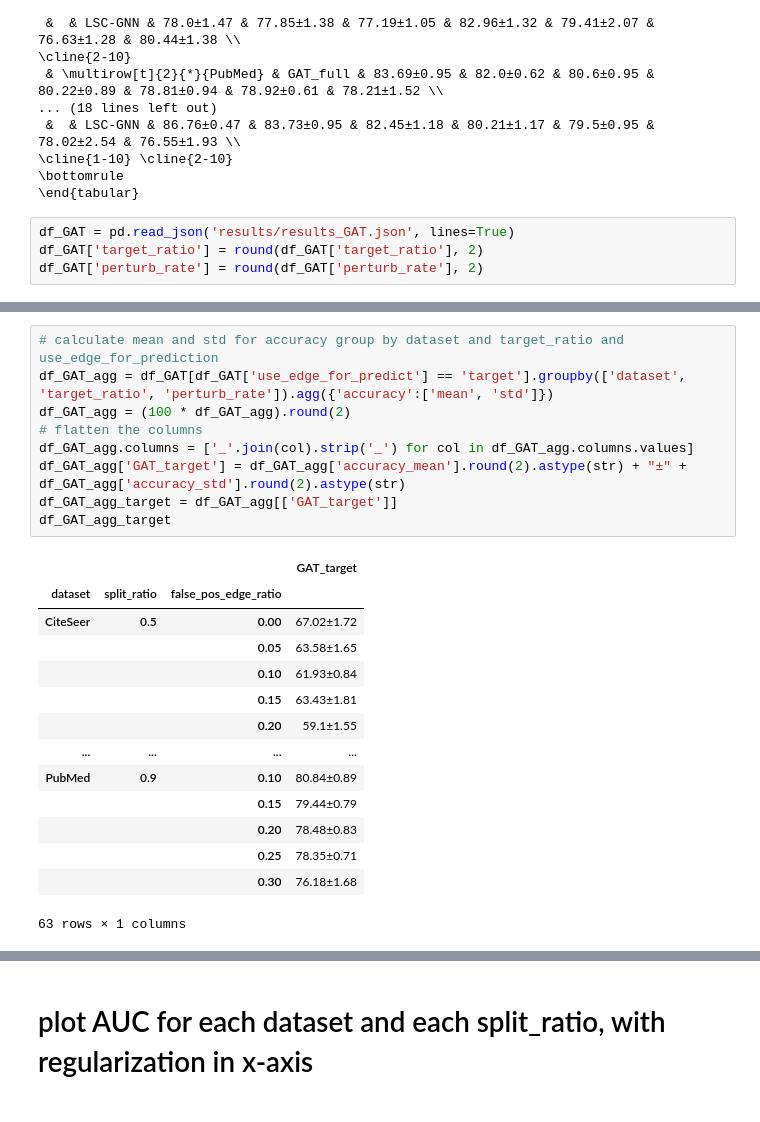
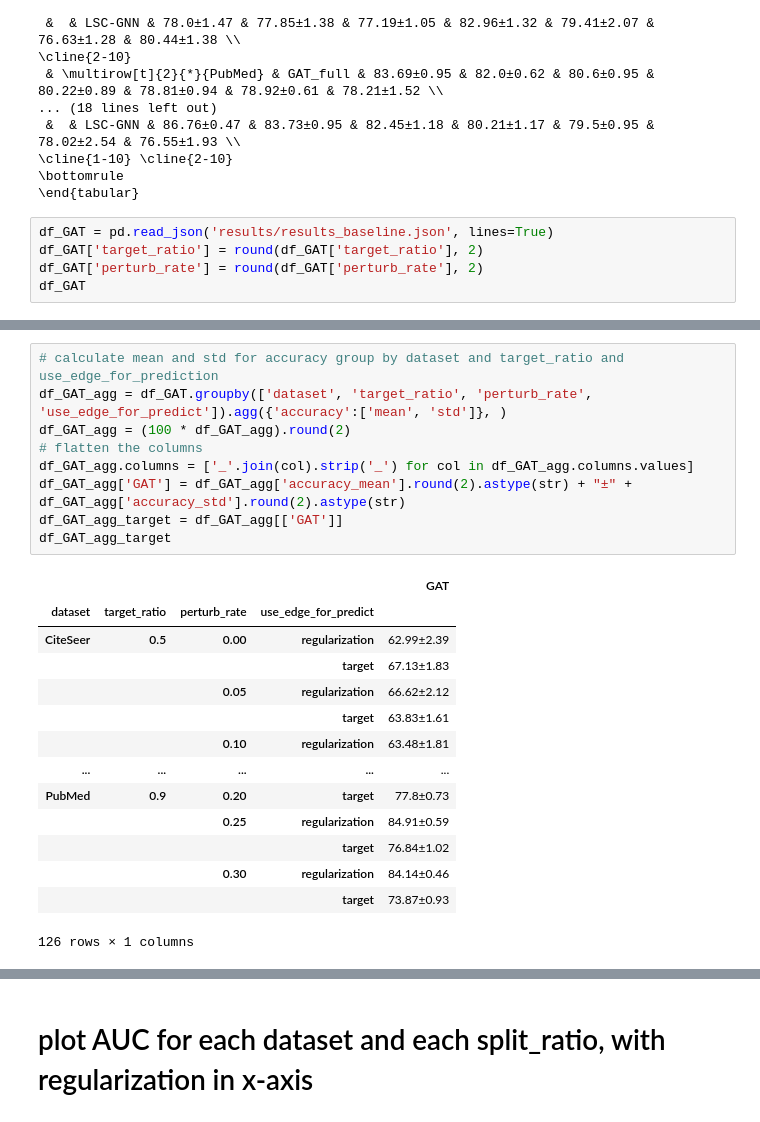
Before and after one commit to FDUguchunhui/latent-space-constraint-GNN, a Jupyter notebook: notebook/analysis/aggregation.ipynb, the cells around one changed output, grey strips where cells are left out. Cells and saved outputs as stored; diff of their text form.

```diff
--- a/notebook/analysis/aggregation.ipynb
+++ b/notebook/analysis/aggregation.ipynb
@@ -155,6 +155,7 @@ target_ratio & dataset & model &  &  &  &  &  &  &  \\
 \bottomrule
 \end{tabular}
 # %%
-df_GAT = pd.read_json('results/results_GAT.json', lines=True)
+df_GAT = pd.read_json('results/results_baseline.json', lines=True)
 df_GAT['target_ratio'] = round(df_GAT['target_ratio'], 2)
 df_GAT['perturb_rate'] = round(df_GAT['perturb_rate'], 2)
+df_GAT
@@ -164,24 +176,24 @@ KeyError: 'use_edge_for_prediction'
 # %%
 # calculate mean and std for accuracy group by dataset and target_ratio and use_edge_for_prediction
-df_GAT_agg = df_GAT[df_GAT['use_edge_for_predict'] == 'target'].groupby(['dataset', 'target_ratio', 'perturb_rate']).agg({'accuracy':['mean', 'std']})
+df_GAT_agg = df_GAT.groupby(['dataset', 'target_ratio', 'perturb_rate', 'use_edge_for_predict']).agg({'accuracy':['mean', 'std']}, )
 df_GAT_agg = (100 * df_GAT_agg).round(2)
 # flatten the columns
 df_GAT_agg.columns = ['_'.join(col).strip('_') for col in df_GAT_agg.columns.values]
-df_GAT_agg['GAT_target'] = df_GAT_agg['accuracy_mean'].round(2).astype(str) + "±" + df_GAT_agg['accuracy_std'].round(2).astype(str)
-df_GAT_agg_target = df_GAT_agg[['GAT_target']]
+df_GAT_agg['GAT'] = df_GAT_agg['accuracy_mean'].round(2).astype(str) + "±" + df_GAT_agg['accuracy_std'].round(2).astype(str)
+df_GAT_agg_target = df_GAT_agg[['GAT']]
 df_GAT_agg_target
 # %% [output]
-|  |  |  | GAT_target |
-| dataset | split_ratio | false_pos_edge_ratio |  |
-| CiteSeer | 0.5 | 0.00 | 67.02±1.72 |
-|  |  | 0.05 | 63.58±1.65 |
-|  |  | 0.10 | 61.93±0.84 |
-|  |  | 0.15 | 63.43±1.81 |
-|  |  | 0.20 | 59.1±1.55 |
-| ... | ... | ... | ... |
-| PubMed | 0.9 | 0.10 | 80.84±0.89 |
-|  |  | 0.15 | 79.44±0.79 |
-|  |  | 0.20 | 78.48±0.83 |
-|  |  | 0.25 | 78.35±0.71 |
-|  |  | 0.30 | 76.18±1.68 |
+|  |  |  |  | GAT |
+| dataset | target_ratio | perturb_rate | use_edge_for_predict |  |
+| CiteSeer | 0.5 | 0.00 | regularization | 62.99±2.39 |
+|  |  |  | target | 67.13±1.83 |
+|  |  | 0.05 | regularization | 66.62±2.12 |
+|  |  |  | target | 63.83±1.61 |
+|  |  | 0.10 | regularization | 63.48±1.81 |
+| ... | ... | ... | ... | ... |
+| PubMed | 0.9 | 0.20 | target | 77.8±0.73 |
+|  |  | 0.25 | regularization | 84.91±0.59 |
+|  |  |  | target | 76.84±1.02 |
+|  |  | 0.30 | regularization | 84.14±0.46 |
+|  |  |  | target | 73.87±0.93 |
-63 rows × 1 columns
+126 rows × 1 columns
```
Also changed, not shown: parts of 5 cells of this notebook, 6 other files.
